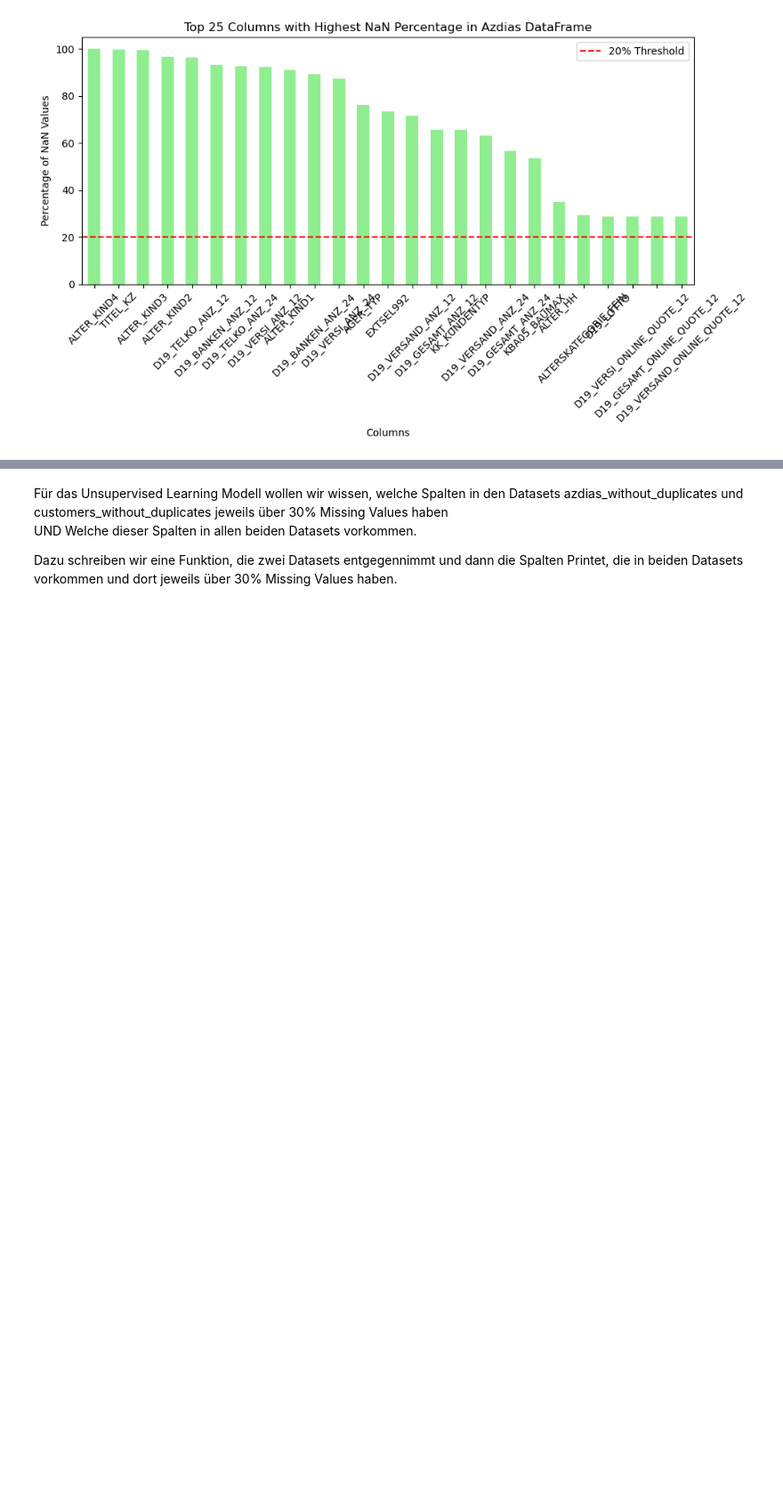
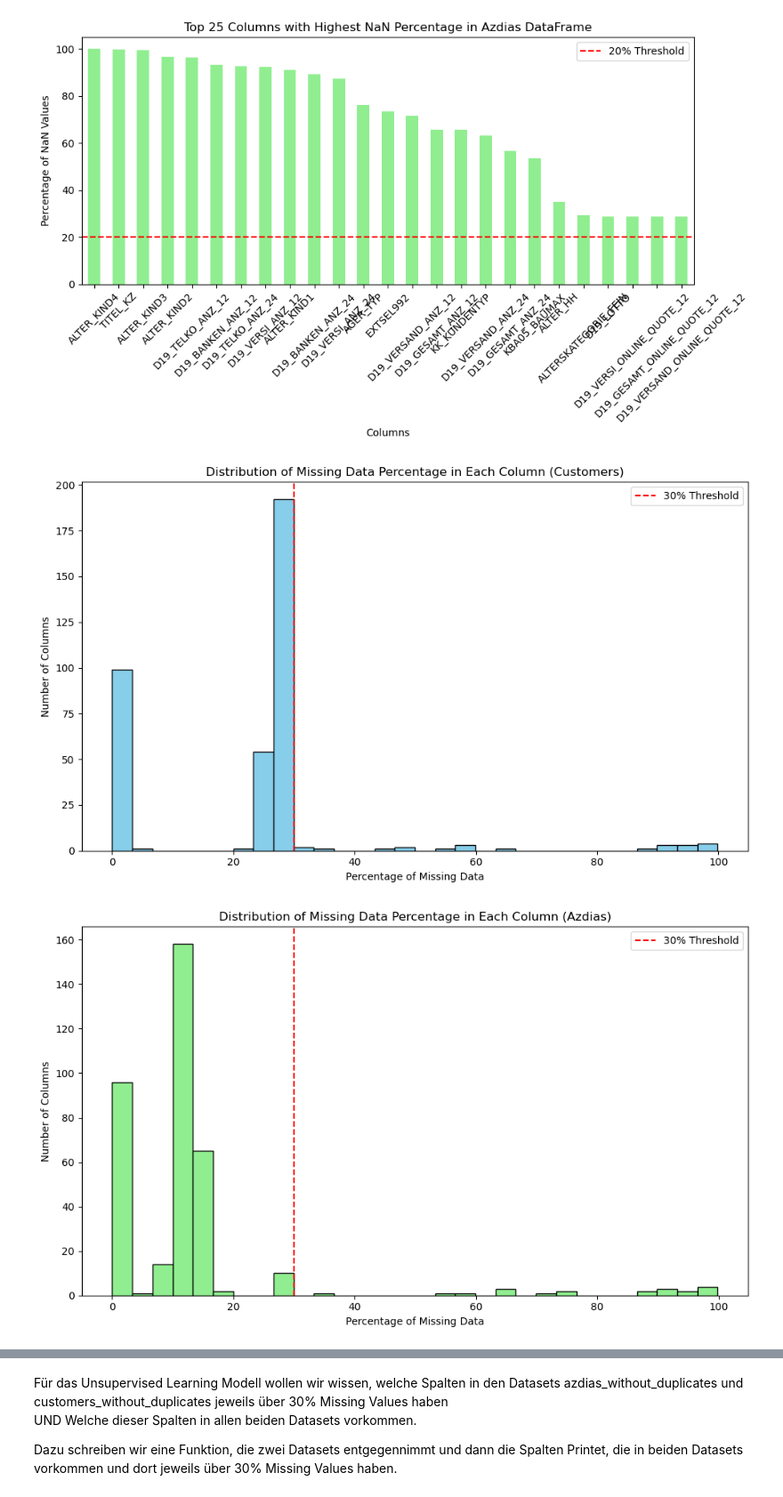
Before and after one commit to fabiandatascience/udacitycapstoneproject, a Jupyter notebook: Arvato Project Workbook.ipynb, the cells around one changed output, grey strips where cells are left out. Shown: that part at 89% size. Saved outputs shown, nothing was run; the diff lists cells and outputs as text; code cells hidden in the pictures; blank space fills up the shorter version.

```diff
--- a/Arvato Project Workbook.ipynb
+++ b/Arvato Project Workbook.ipynb
@@ -320,6 +323,8 @@ Zuerst erstellen wir eine leere Matrix mit den Features [-1, 0, 9, 10]
 # %%
 # Create a list of attribute names and ensure they are strings
 attribute_names = [str(attr) for attr in azdias.columns.tolist()]
+
+features = [0, -1, 10, '-1, 9', '-1, 0']
 
 # Create an empty DataFrame matrix with attributes as rows and features as columns
 nan_mapping_matrix = pd.DataFrame(index=attribute_names, columns=features)
@@ -773,3 +778,60 @@ plt.show()
 # %% [output]
 [figure]
 [figure]
+# %%
+# Calculate the percentage of NaN values per column for azdias_without_duplicates
+azdias_nan_percent = azdias_without_duplicates.isna().mean() * 100
+
+# Calculate the percentage of NaN values per column for customers_without_duplicates
+customers_nan_percent = customers_without_duplicates.isna().mean() * 100
+
+# Plot the distribution of NaN percentages for customers_without_duplicates
+plt.figure(figsize=(10, 6))
+customers_nan_percent.plot(kind='hist', bins=30, color='skyblue', edgecolor='black')
+plt.axvline(x=30, color='red', linestyle='--', label='30% Threshold')
+plt.title('Distribution of Missing Data Percentage in Each Column (Customers)')
+plt.xlabel('Percentage of Missing Data')
+plt.ylabel('Number of Columns')
+plt.legend()
+plt.tight_layout()
+plt.show()
+
+# Plot the distribution of NaN percentages for azdias_without_duplicates
+plt.figure(figsize=(10, 6))
+azdias_nan_percent.plot(kind='hist', bins=30, color='lightgreen', edgecolor='black')
+plt.axvline(x=30, color='red', linestyle='--', label='30% Threshold')
+plt.title('Distribution of Missing Data Percentage in Each Column (Azdias)')
+plt.xlabel('Percentage of Missing Data')
+plt.ylabel('Number of Columns')
+plt.legend()
+plt.tight_layout()
+plt.show()
+
+# Plot the top 25 columns with the highest NaN percentages for customers_without_duplicates
+top_25_customers_nan = customers_nan_percent.sort_values(ascending=False).head(25)
+plt.figure(figsize=(10, 6))
+top_25_customers_nan.plot(kind='bar', color='skyblue')
+plt.axhline(y=30, color='red', linestyle='--', label='30% Threshold')
+plt.title('Top 25 Columns with Highest NaN Percentage in Customers DataFrame')
+plt.ylabel('Percentage of NaN Values')
+plt.xlabel('Columns')
+plt.xticks(rotation=45)
+plt.legend()
+plt.tight_layout()
+plt.show()
+
+# Plot the top 25 columns with the highest NaN percentages for azdias_without_duplicates
+top_25_azdias_nan = azdias_nan_percent.sort_values(ascending=False).head(25)
+plt.figure(figsize=(10, 6))
+top_25_azdias_nan.plot(kind='bar', color='lightgreen')
+plt.axhline(y=30, color='red', linestyle='--', label='30% Threshold')
+plt.title('Top 25 Columns with Highest NaN Percentage in Azdias DataFrame')
+plt.ylabel('Percentage of NaN Values')
+plt.xlabel('Columns')
+plt.xticks(rotation=45)
+plt.legend()
+plt.tight_layout()
+plt.show()
+# %% [output]
+[figure, added]
+[figure, added]
```
Also changed, not shown: parts of 32 cells of this notebook.
